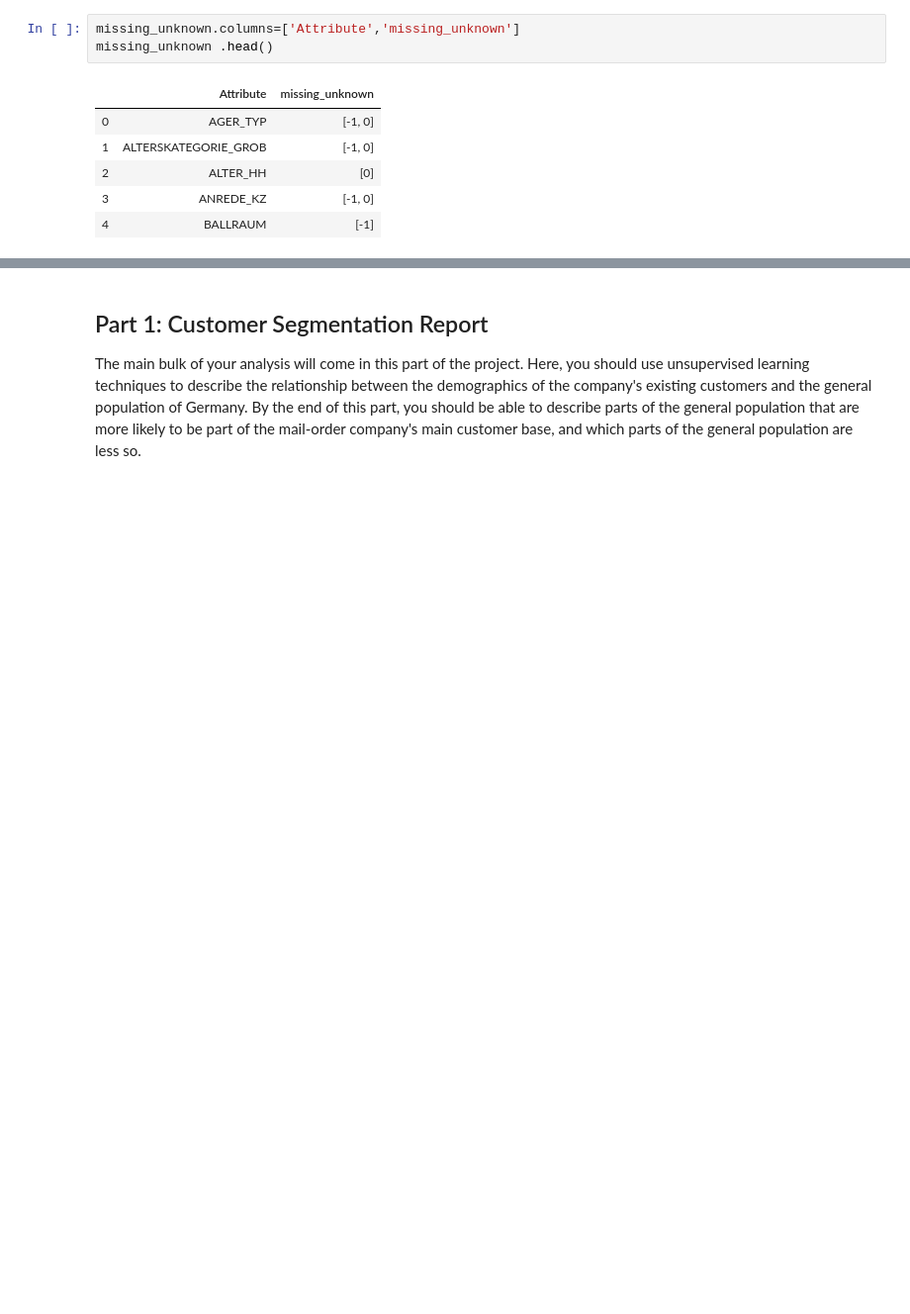
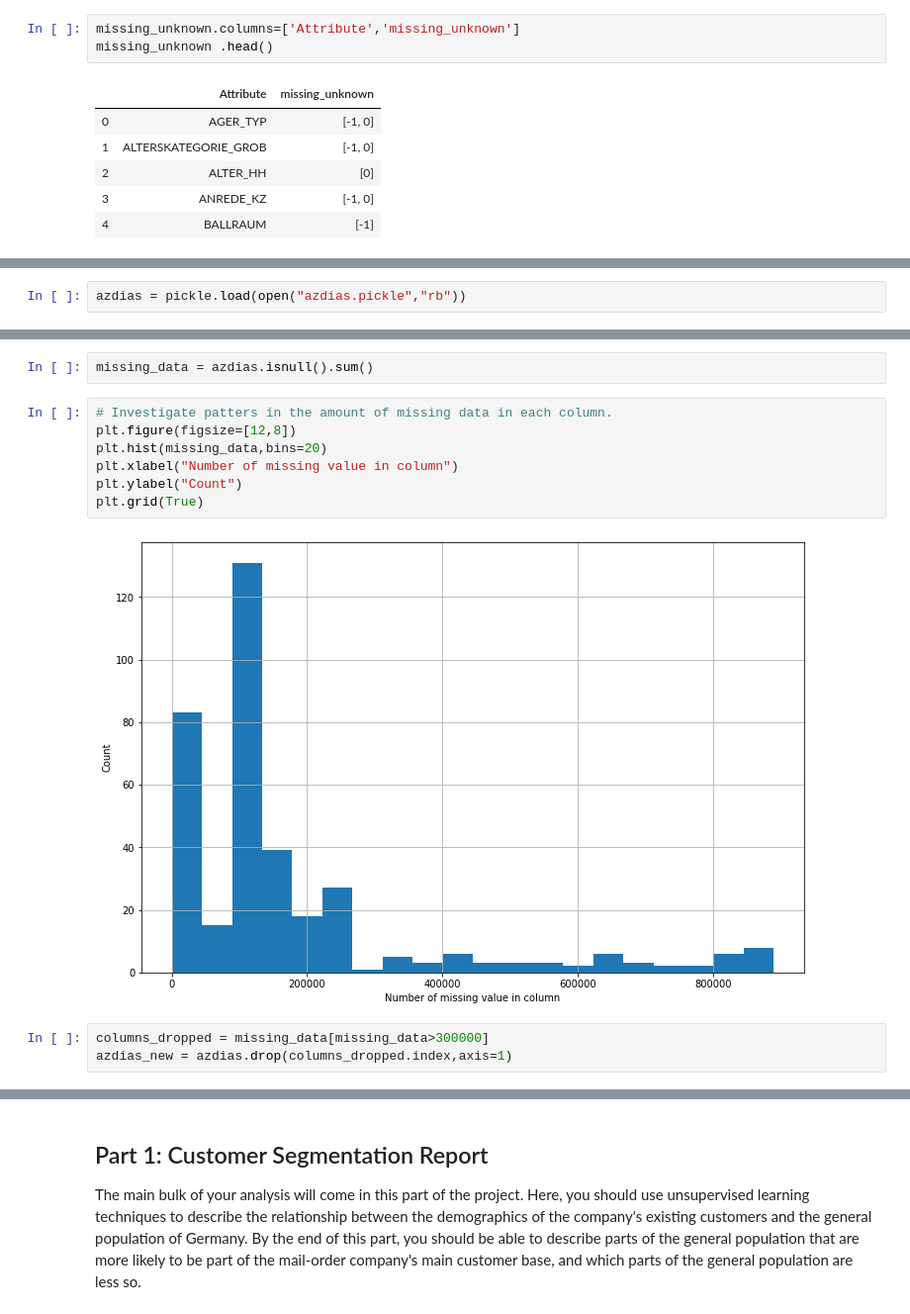
Before and after one commit to thapasun/udacity-DSND-capstone, a Jupyter notebook: Arvato Project Workbook.ipynb, the cells around one changed output, grey strips where cells are left out. Shown at 99% size. Drawn from its saved outputs; the diff is of its cells as text; blank space fills up the shorter version.

Commit message:
Made changes in notebook
Wrote a function for data cleaning.
Impute and scaling of data.
PCA

```diff
--- a/Arvato Project Workbook.ipynb
+++ b/Arvato Project Workbook.ipynb
@@ -224,0 +187,2 @@ AttributeError: 'list' object has no attribute 'strip'
+# %%
+azdias = pickle.load(open("azdias.pickle","rb"))
@@ -224,0 +237,14 @@ AttributeError: 'list' object has no attribute 'strip'
+# %%
+missing_data = azdias.isnull().sum()
+# %%
+# Investigate patters in the amount of missing data in each column.
+plt.figure(figsize=[12,8])
+plt.hist(missing_data,bins=20)
+plt.xlabel("Number of missing value in column")
+plt.ylabel("Count")
+plt.grid(True)
+# %% [output]
+[figure, added]
+# %%
+columns_dropped = missing_data[missing_data>300000]
+azdias_new = azdias.drop(columns_dropped.index,axis=1)
```
Also changed, not shown: parts of 69 cells of this notebook.
